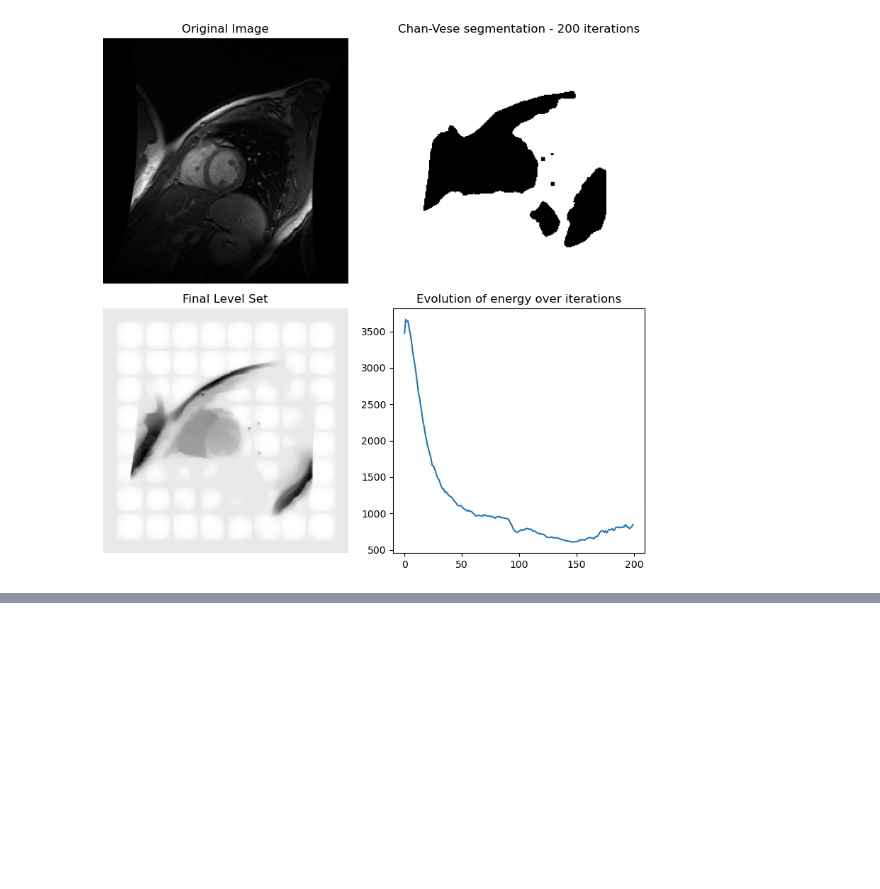
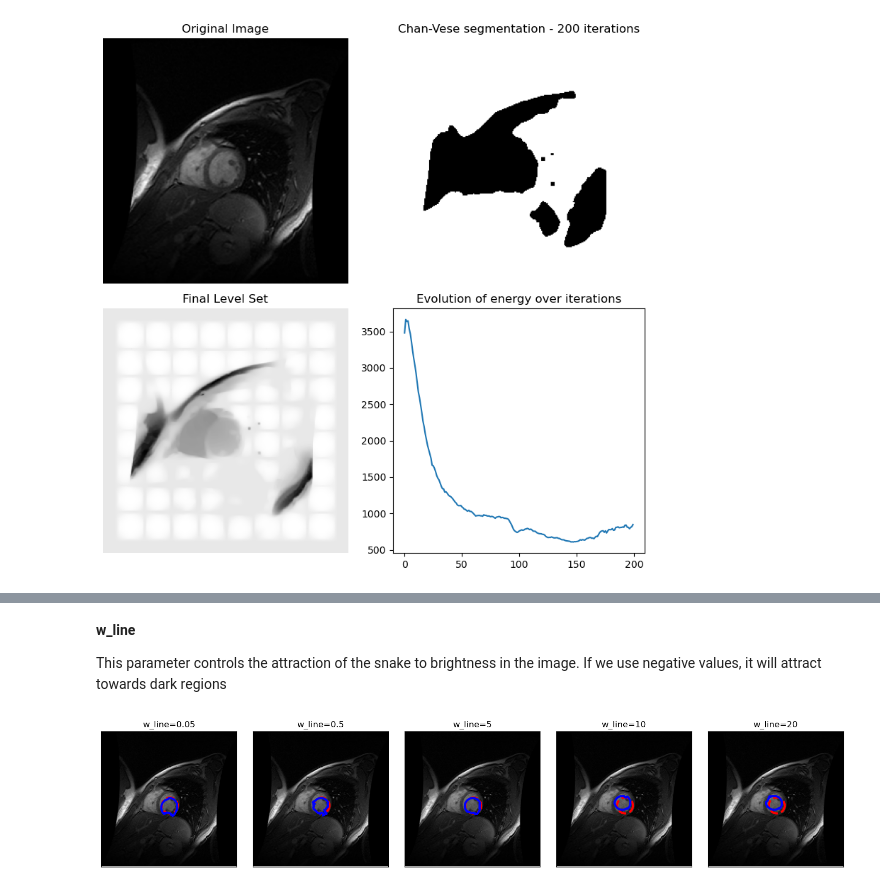
Before and after one commit to muhamed-aroui/Practical-Work, a Jupyter notebook: M2/AdvancedImageProcessing/TP-DeformableModels/tp_deformable-models.ipynb, the cells around one changed output, grey strips where cells are left out. Saved outputs shown, nothing was run; the diff lists cells and outputs as text; code cells hidden in the pictures; blank space fills up the shorter version.

```diff
--- a/M2/AdvancedImageProcessing/TP-DeformableModels/tp_deformable-models.ipynb
+++ b/M2/AdvancedImageProcessing/TP-DeformableModels/tp_deformable-models.ipynb
@@ -128,0 +254,30 @@ plt.show()
+# %% [markdown]
+**w_line**
+
+This parameter controls the attraction of the snake to brightness in the image. If we use negative values, it will attract towards dark regions
+# %%
+im=skio.imread('coeurIRM.bmp')
+s = np.linspace(0, 2*np.pi, 100)
+r = 140 + 15*np.sin(s)
+c = 130 + 15*np.cos(s)
+init = np.array([r, c]).T
+
+# 'init' is your initial snake coordinates
+lines = [0.05, 0.5,5, 10, 20]  # Modify this list as per your alpha values
+
+fig, axs = plt.subplots(1, 5, figsize=(15, 3))
+
+for i, line in enumerate(lines):
+    snake = active_contour(gaussian(im, 0.1),
+                       init, alpha=0.5, beta=2,w_line=line, w_edge=20, gamma=0.001)
+    axs[i].imshow(im, cmap=plt.cm.gray)
+    axs[i].plot(init[:, 1], init[:, 0], '--r', lw=3)
+    axs[i].plot(snake[:, 1], snake[:, 0], '-b', lw=3)
+    axs[i].set_xticks([]), axs[i].set_yticks([])
+    axs[i].axis([0, im.shape[1], im.shape[0], 0])
+    axs[i].set_title(f'w_line={line}')
+
+plt.tight_layout()
+plt.show()
+# %% [output]
+[figure, added]
```
Also changed, not shown: parts of 20 cells of this notebook.
